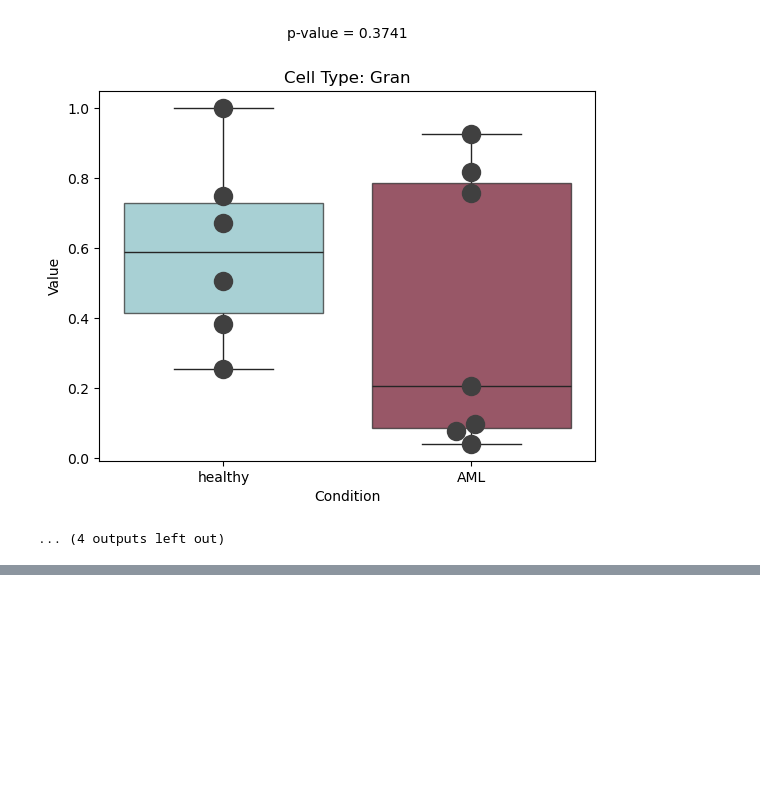
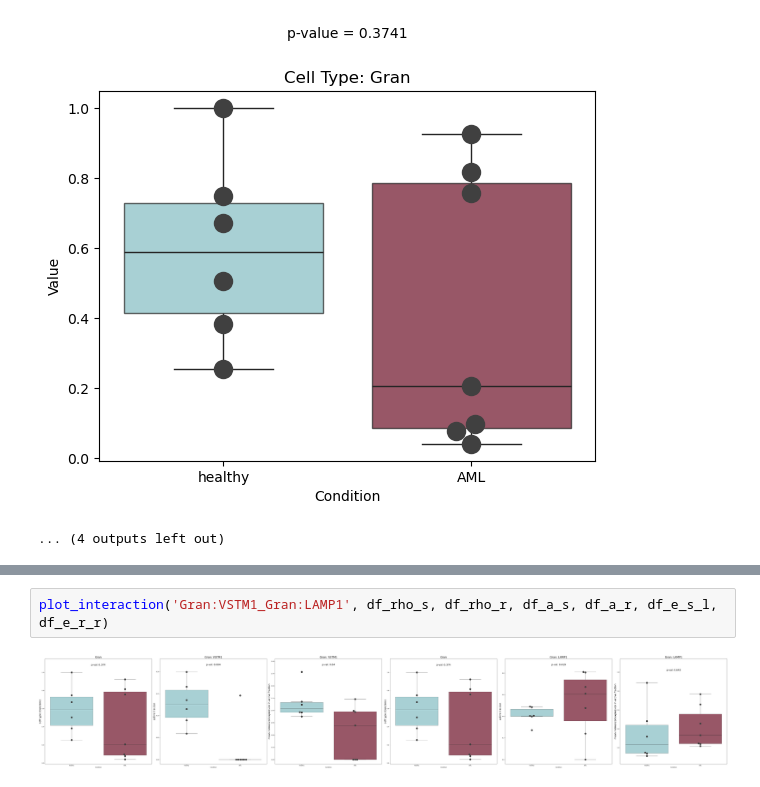
Before and after one commit to SoloveyMaria/community, a Jupyter notebook: docs/showcase_notebooks/Lasry/boxplots.ipynb, the cells around one changed output, grey strips where cells are left out. Drawn from its saved outputs; the diff is of its cells as text; blank space fills up the shorter version.

```diff
--- a/docs/showcase_notebooks/Lasry/boxplots.ipynb
+++ b/docs/showcase_notebooks/Lasry/boxplots.ipynb
@@ -235,0 +232,4 @@ Passing `palette` without assigning `hue` is deprecated and will be removed in v
+# %%
+plot_interaction('Gran:VSTM1_Gran:LAMP1', df_rho_s, df_rho_r, df_a_s, df_a_r, df_e_s_l, df_e_r_r)
+# %% [output]
+[figure, added]
```
Also changed, not shown: parts of 19 cells of this notebook, 7 other files.
